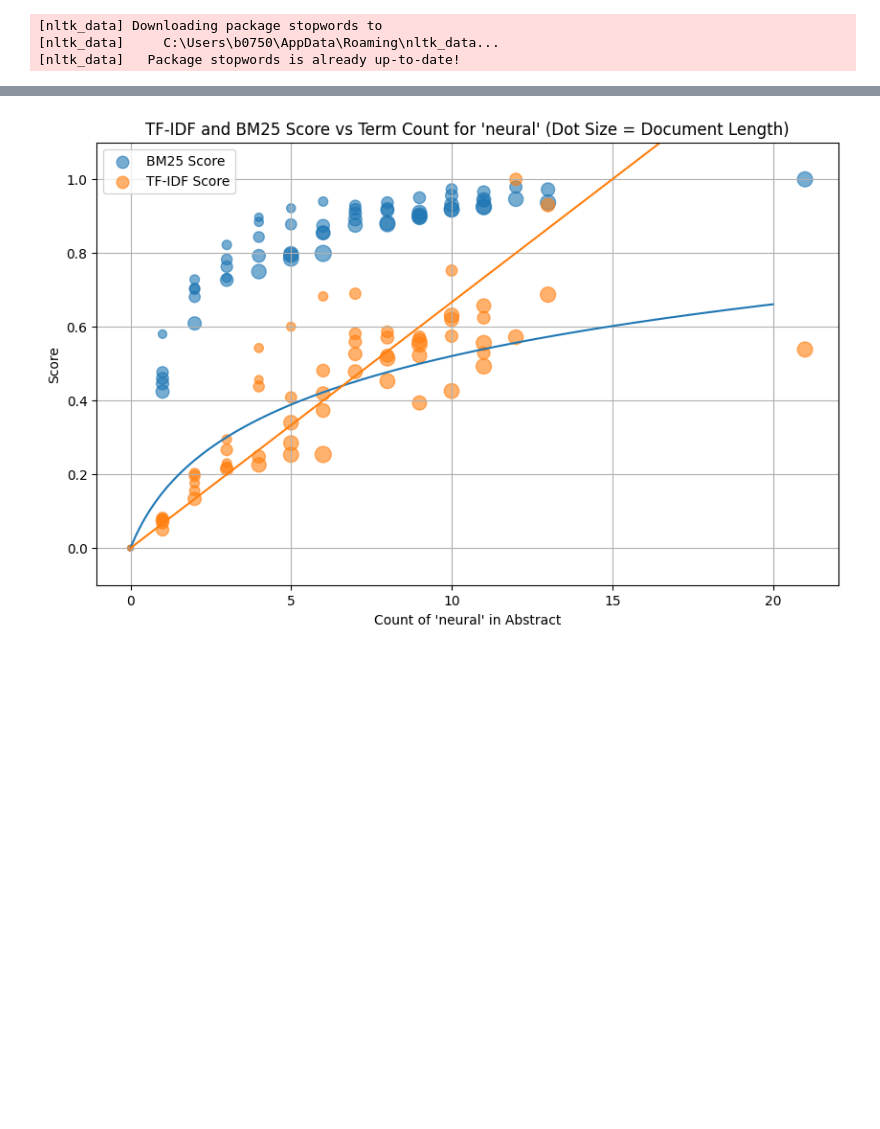
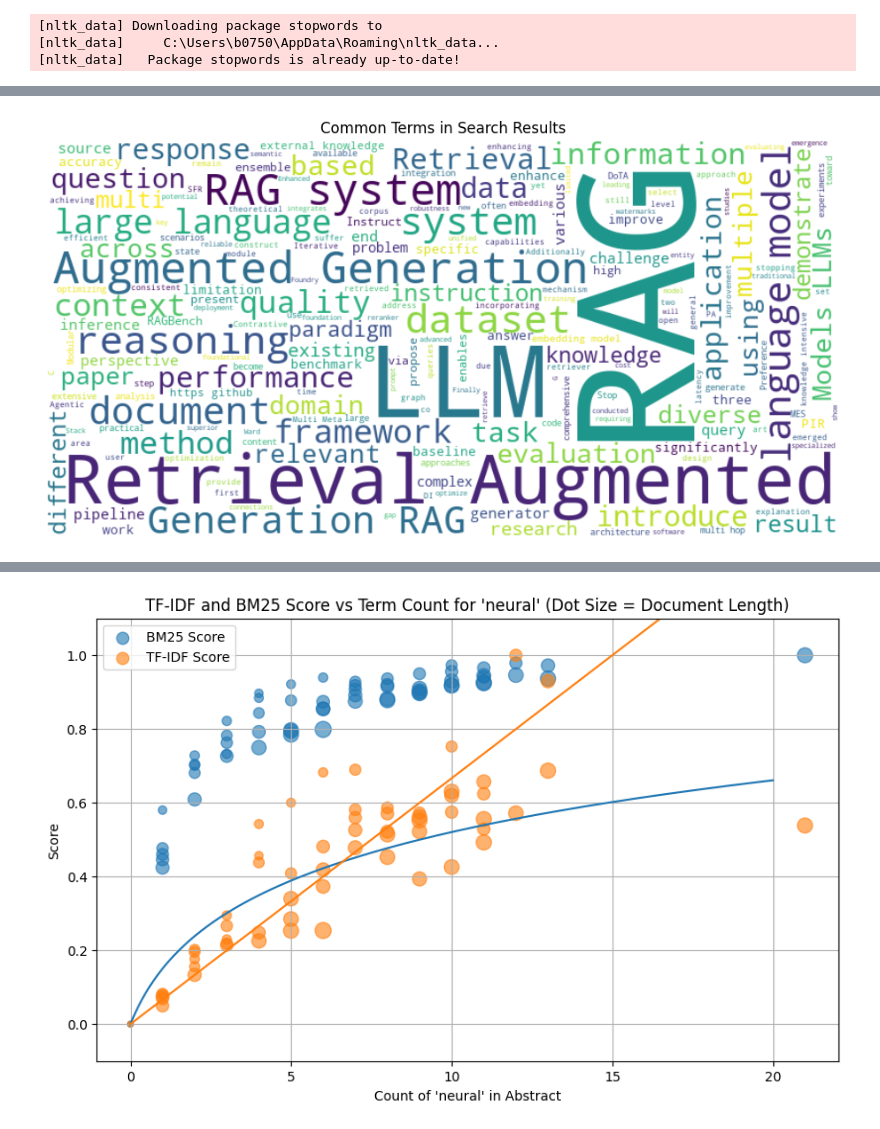
Before and after one commit to aidanmanternach/ece-143-research-paper-search, a Jupyter notebook: bm25-vector-search/visualization.ipynb, the cells around one changed output, grey strips where cells are left out. Cells and saved outputs as stored; diff of their text form; code cells hidden in the pictures; blank space fills up the shorter version.

```diff
--- a/bm25-vector-search/visualization.ipynb
+++ b/bm25-vector-search/visualization.ipynb
@@ -66,0 +163,5 @@ Loading Pickle Files...
+# %%
+from wordcloud import WordCloud
+plot_wordcloud(results)
+# %% [output]
+[figure, added]
```
Also changed, not shown: parts of 12 cells of this notebook, 1 other file.
